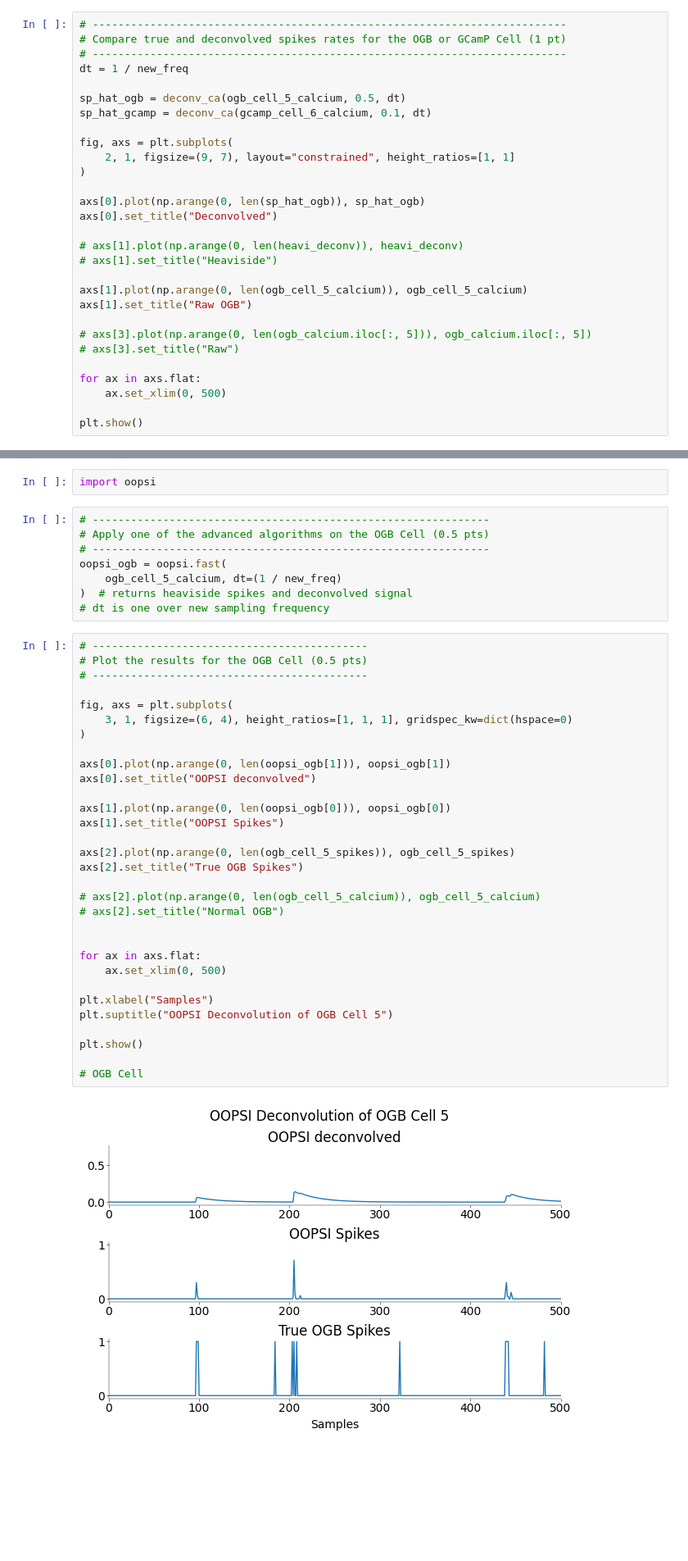
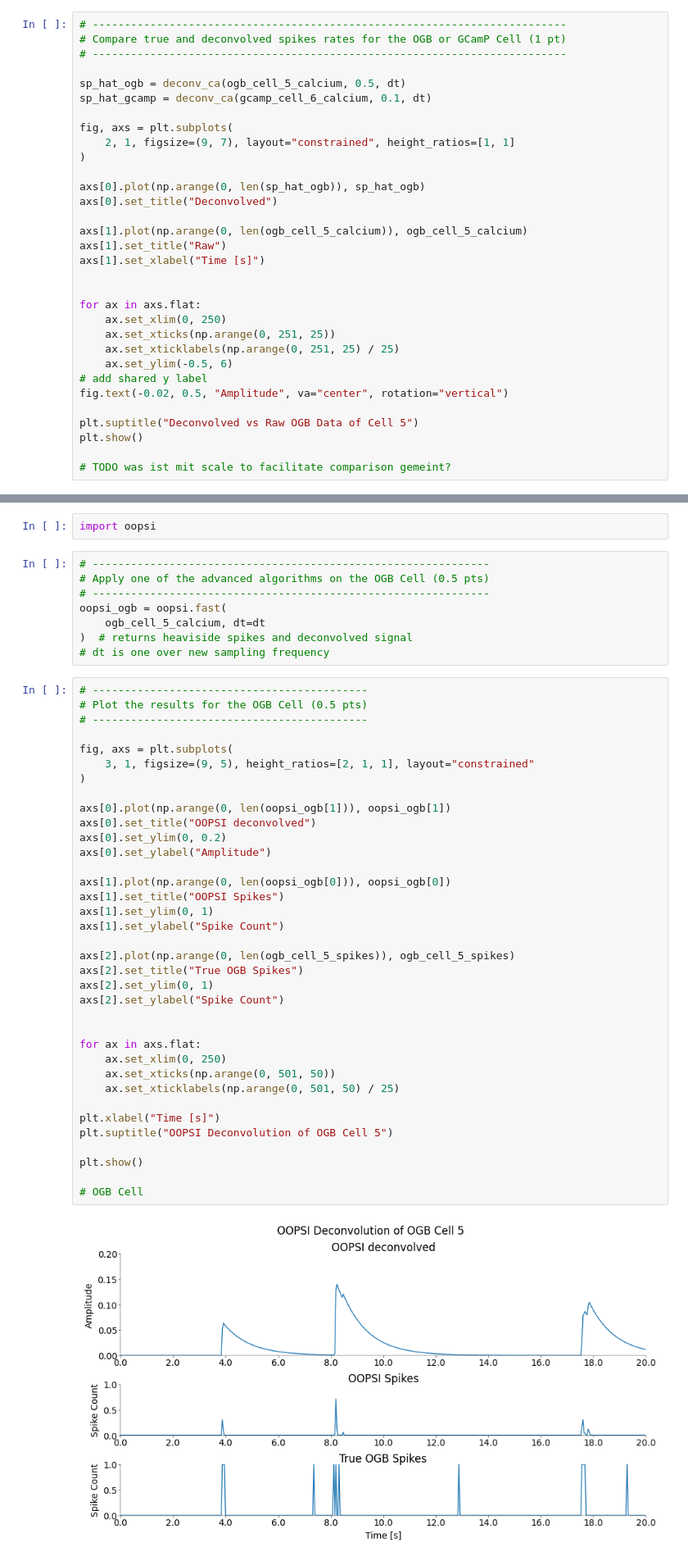
Before and after one commit to stedavkle/uni-tue-nds, a Jupyter notebook: CL3/notebooks/CodingLab3.ipynb, the cells around one changed output, grey strips where cells are left out. Shown: that part at 82% size. Cells and saved outputs as stored; diff of their text form; blank space fills up the shorter version.

```diff
--- a/CL3/notebooks/CodingLab3.ipynb
+++ b/CL3/notebooks/CodingLab3.ipynb
@@ -296,7 +284,6 @@ ValueError: If sym==True, center must be None.
 # --------------------------------------------------------------------------
 # Compare true and deconvolved spikes rates for the OGB or GCamP Cell (1 pt)
 # --------------------------------------------------------------------------
-dt = 1 / new_freq
 
 sp_hat_ogb = deconv_ca(ogb_cell_5_calcium, 0.5, dt)
 sp_hat_gcamp = deconv_ca(gcamp_cell_6_calcium, 0.1, dt)
@@ -308,17 +295,21 @@ fig, axs = plt.subplots(
 axs[0].plot(np.arange(0, len(sp_hat_ogb)), sp_hat_ogb)
 axs[0].set_title("Deconvolved")
 
-# axs[1].plot(np.arange(0, len(heavi_deconv)), heavi_deconv)
-# axs[1].set_title("Heaviside")
+axs[1].plot(np.arange(0, len(ogb_cell_5_calcium)), ogb_cell_5_calcium)
+axs[1].set_title("Raw")
+axs[1].set_xlabel("Time [s]")
 
-axs[1].plot(np.arange(0, len(ogb_cell_5_calcium)), ogb_cell_5_calcium)
-axs[1].set_title("Raw OGB")
-
-# axs[3].plot(np.arange(0, len(ogb_calcium.iloc[:, 5])), ogb_calcium.iloc[:, 5])
-# axs[3].set_title("Raw")
 
 for ax in axs.flat:
-    ax.set_xlim(0, 500)
+    ax.set_xlim(0, 250)
+    ax.set_xticks(np.arange(0, 251, 25))
+    ax.set_xticklabels(np.arange(0, 251, 25) / 25)
+    ax.set_ylim(-0.5, 6)
+# add shared y label
+fig.text(-0.02, 0.5, "Amplitude", va="center", rotation="vertical")
 
+plt.suptitle("Deconvolved vs Raw OGB Data of Cell 5")
 plt.show()
+
+# TODO was ist mit scale to facilitate comparison gemeint?
 # %% [output]
@@ -346,42 +346,47 @@ import oopsi
 # Apply one of the advanced algorithms on the OGB Cell (0.5 pts)
 # --------------------------------------------------------------
 oopsi_ogb = oopsi.fast(
-    ogb_cell_5_calcium, dt=(1 / new_freq)
+    ogb_cell_5_calcium, dt=dt
 )  # returns heaviside spikes and deconvolved signal
 # dt is one over new sampling frequency
 # %%
 # -------------------------------------------
 # Plot the results for the OGB Cell (0.5 pts)
 # -------------------------------------------
 
 fig, axs = plt.subplots(
-    3, 1, figsize=(6, 4), height_ratios=[1, 1, 1], gridspec_kw=dict(hspace=0)
+    3, 1, figsize=(9, 5), height_ratios=[2, 1, 1], layout="constrained"
 )
 
 axs[0].plot(np.arange(0, len(oopsi_ogb[1])), oopsi_ogb[1])
 axs[0].set_title("OOPSI deconvolved")
+axs[0].set_ylim(0, 0.2)
+axs[0].set_ylabel("Amplitude")
 
 axs[1].plot(np.arange(0, len(oopsi_ogb[0])), oopsi_ogb[0])
 axs[1].set_title("OOPSI Spikes")
+axs[1].set_ylim(0, 1)
+axs[1].set_ylabel("Spike Count")
 
 axs[2].plot(np.arange(0, len(ogb_cell_5_spikes)), ogb_cell_5_spikes)
 axs[2].set_title("True OGB Spikes")
-
-# axs[2].plot(np.arange(0, len(ogb_cell_5_calcium)), ogb_cell_5_calcium)
-# axs[2].set_title("Normal OGB")
+axs[2].set_ylim(0, 1)
+axs[2].set_ylabel("Spike Count")
 
 
 for ax in axs.flat:
-    ax.set_xlim(0, 500)
+    ax.set_xlim(0, 250)
+    ax.set_xticks(np.arange(0, 501, 50))
+    ax.set_xticklabels(np.arange(0, 501, 50) / 25)
 
-plt.xlabel("Samples")
+plt.xlabel("Time [s]")
 plt.suptitle("OOPSI Deconvolution of OGB Cell 5")
 
 plt.show()
 
 # OGB Cell
 # %% [output]
-[figure, old version]
+[figure, new version]
 # %%
 # ----------------------------------------------------------------
 # Apply one of the advanced algorithms on the GCamP Cell (0.5 pts)
```
Also changed, not shown: parts of 20 cells of this notebook.
